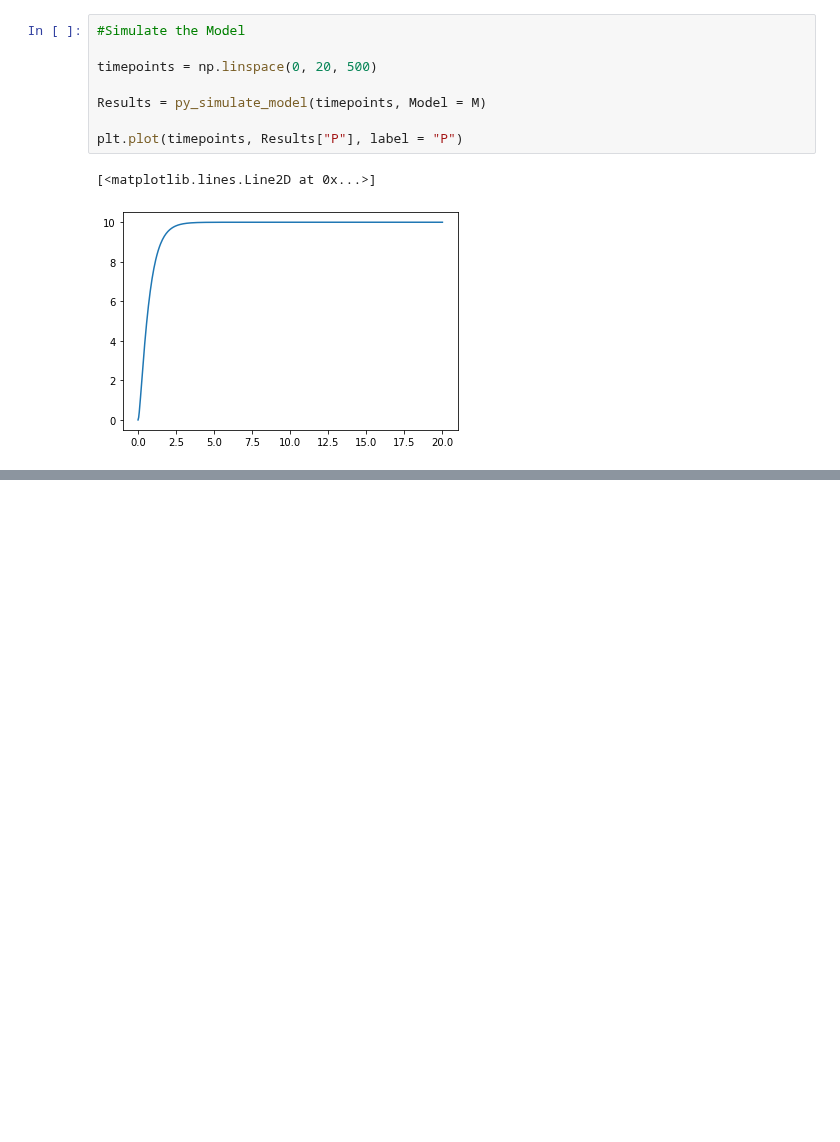
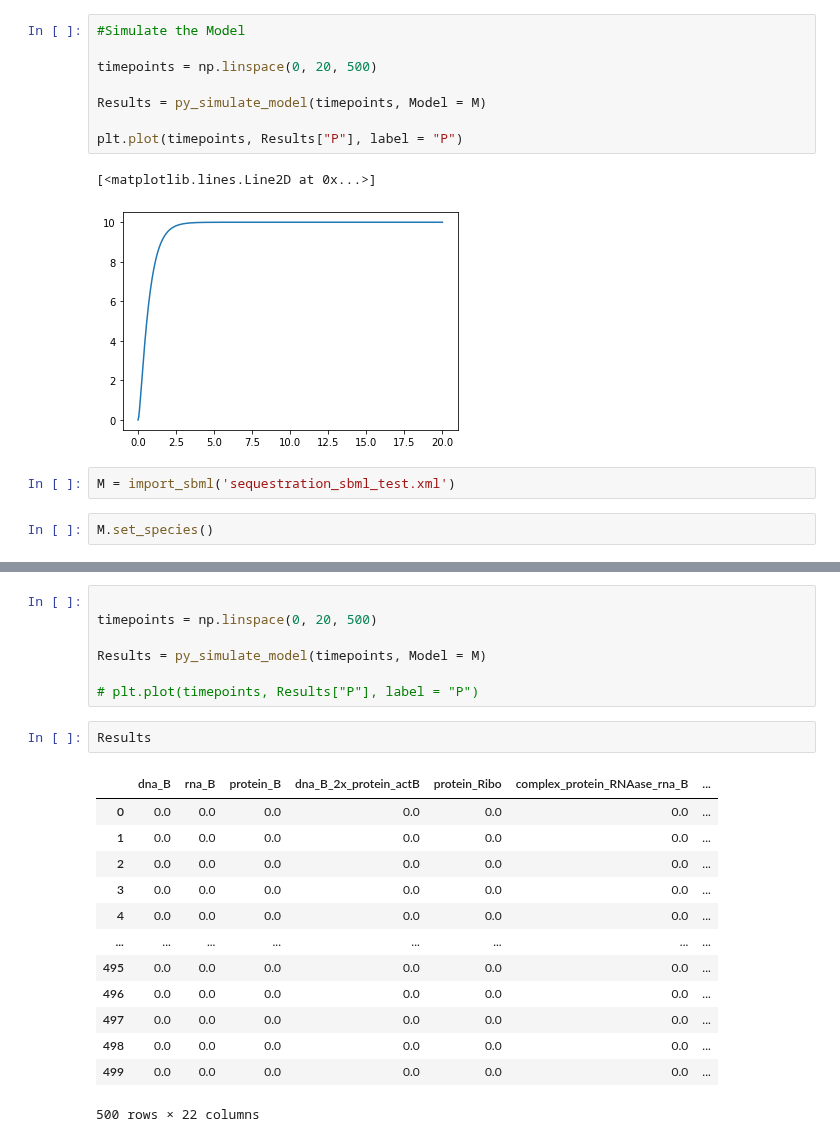
Before and after one commit to geezerbriefs/xpspython, a Jupyter notebook: simulation/pop cap bioscrape.ipynb, the cells around one changed output, grey strips where cells are left out. Saved outputs shown, nothing was run; the diff lists cells and outputs as text; blank space fills up the shorter version.

```diff
--- a/simulation/pop cap bioscrape.ipynb
+++ b/simulation/pop cap bioscrape.ipynb
@@ -171,3 +171,7 @@ plt.plot(timepoints, Results["P"], label = "P")
 # %% [output]
 [<matplotlib.lines.Line2D at 0x...>]
 [figure]
+# %%
+M = import_sbml('sequestration_sbml_test.xml')
+# %%
+M.set_species()
@@ -173,0 +183,23 @@ plt.plot(timepoints, Results["P"], label = "P")
+# %%
+
+timepoints = np.linspace(0, 20, 500)
+
+Results = py_simulate_model(timepoints, Model = M)
+
+# plt.plot(timepoints, Results["P"], label = "P")
+# %%
+Results
+# %% [output]
+|  | dna_B | rna_B | protein_B | dna_B_2x_protein_actB | protein_Ribo | complex_protein_RNAase_rna_B | ... |
+| 0 | 0.0 | 0.0 | 0.0 | 0.0 | 0.0 | 0.0 | ... |
+| 1 | 0.0 | 0.0 | 0.0 | 0.0 | 0.0 | 0.0 | ... |
+| 2 | 0.0 | 0.0 | 0.0 | 0.0 | 0.0 | 0.0 | ... |
+| 3 | 0.0 | 0.0 | 0.0 | 0.0 | 0.0 | 0.0 | ... |
+| 4 | 0.0 | 0.0 | 0.0 | 0.0 | 0.0 | 0.0 | ... |
+| ... | ... | ... | ... | ... | ... | ... | ... |
+| 495 | 0.0 | 0.0 | 0.0 | 0.0 | 0.0 | 0.0 | ... |
+| 496 | 0.0 | 0.0 | 0.0 | 0.0 | 0.0 | 0.0 | ... |
+| 497 | 0.0 | 0.0 | 0.0 | 0.0 | 0.0 | 0.0 | ... |
+| 498 | 0.0 | 0.0 | 0.0 | 0.0 | 0.0 | 0.0 | ... |
+| 499 | 0.0 | 0.0 | 0.0 | 0.0 | 0.0 | 0.0 | ... |
+500 rows × 22 columns
```
Also changed, not shown: parts of 3 cells of this notebook, 1 other file.
